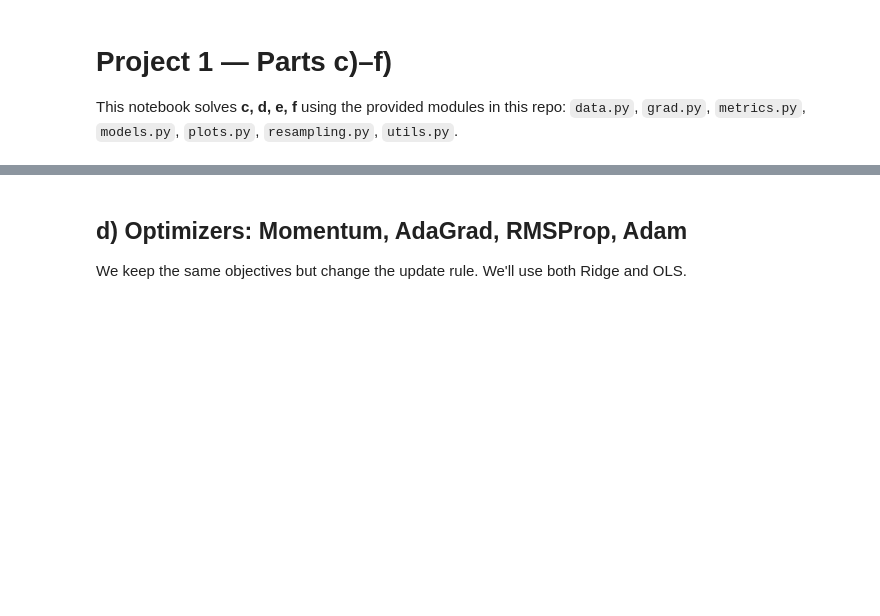
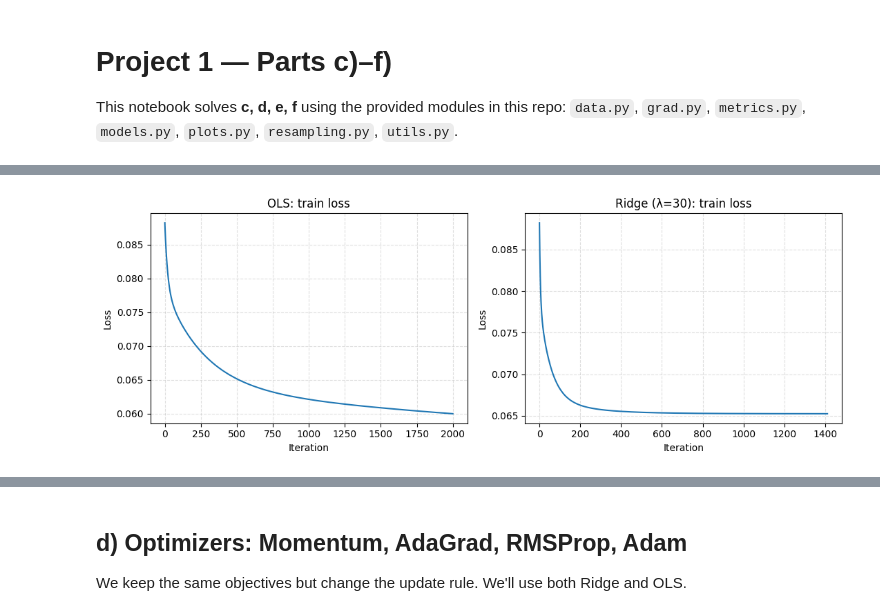
Before and after one commit to beateovl/FYS-STK4155, a Jupyter notebook: Project-1/Notebooks/Part_c_d_e_f_GD.ipynb, the cells around one changed output, grey strips where cells are left out. Saved outputs shown, nothing was run; the diff lists cells and outputs as text; code cells hidden in the pictures; blank space fills up the shorter version.

```diff
--- a/Project-1/Notebooks/Part_c_d_e_f_GD.ipynb
+++ b/Project-1/Notebooks/Part_c_d_e_f_GD.ipynb
@@ -36,9 +36,10 @@ LAM_GRID_RIDGE = np.logspace(-6, 1, 40)  # wider range for ridge
 LAM_GRID_LASSO = np.logspace(-6, 0, 60)  # less range for LASSO
 
 # Optimizer settings
-ETA_FULL   = 5e-3     # full-batch GD steps
-ITERS_FULL = 5000     # full-batch GD iterations
-LAM_RIDGE  = 0.0203   # Taken from ridge experiments (02_Ridge_lambda.ipynb) best lambda for degree 15
+ETA_FULL_OLS = 4e-3
+ETA_FULL_RIDGE = 1.6e-3     # full-batch GD steps
+ITERS_FULL = 2000     # full-batch GD iterations
+LAM_RIDGE  = 30   # Since we standardize, can use larger lambda and be more different from OLS
 BETA = 0.3    # momentum parameter
 B1 = 0.9    # Adam parameter
 B2 = 0.999  # Adam parameter
@@ -65,0 +67,73 @@ We first use the plain gradient descent method.
+# %%
+from Code.grad import grad_ols, grad_ridge, loss_ols, loss_ridge, alpha_from_lambda
+
+# Gradient descent with tracing
+def gd_with_trace(X, y_c, theta0, eta, iters=ITERS_FULL, lam=None, n_factor=True):
+    """Same updates as your gd(), but returns (theta, losses_per_iter)."""
+    theta = np.asarray(theta0, float).copy()
+    losses = np.empty(iters + 1, dtype=float)
+    losses[0] = loss_ols(X, y_c, theta) if lam is None else loss_ridge(X, y_c, theta, lam, n_factor)
+    for t in range(iters):
+        if lam is None:
+            g = grad_ols(X, y_c, theta)
+        else:
+            g = grad_ridge(X, y_c, theta, lam, n_factor=n_factor)
+        theta -= eta * g
+        losses[t+1] = loss_ols(X, y_c, theta) if lam is None else loss_ridge(X, y_c, theta, lam, n_factor)
+        if abs(losses[t+1] - losses[t]) <= 1e-8 * max(1.0, losses[t]):
+            losses = losses[:t+2]
+            break
+    return theta, losses
+
+# --- simple stability/speed-based eta picker that uses gd_with_trace ---
+def is_stable(losses, tol=1e-9):
+    if np.any(~np.isfinite(losses)):
+        return False
+    # allow very slight increases due to fp noise; otherwise require non-increasing
+    return np.all(np.diff(losses) <= tol)
+
+# Pick eta from a grid based on stability and speed (fewest iters to within 1% of final loss)
+def pick_eta_gd(Xtr, ytr_c, lam=None, n_factor=True, iters=ITERS_FULL, theta0=None, eta_grid=None):
+    if eta_grid is None:
+        raise ValueError("Provide eta_grid, e.g. [1e-3, 2e-3, 4e-3, 8e-3]")
+    theta0 = np.zeros(Xtr.shape[1]) if theta0 is None else np.asarray(theta0, float).ravel()
+    best_eta, best_speed = None, np.inf
+    for eta in eta_grid:
+        _, losses = gd_with_trace(Xtr, ytr_c, theta0, eta, iters, lam=lam, n_factor=n_factor)
+        if not is_stable(losses):
+            continue
+        final = losses[-1]
+        # first iter where within 1% of final loss
+        within = np.where(losses <= 1.01 * final)[0]
+        if within.size == 0:
+            continue
+        k = int(within[0])
+        if k < best_speed:
+            best_speed = k
+            best_eta = eta
+    return best_eta
+
+eta_grid = [ETA_FULL/4, ETA_FULL/2, ETA_FULL, 2*ETA_FULL, 4*ETA_FULL]
+theta0 = np.zeros(X_tr_s.shape[1])
+
+eta_gd_ols   = pick_eta_gd(X_tr_s, y_tr_c, lam=None, iters=ITERS_FULL, theta0=theta0, eta_grid=eta_grid)
+eta_gd_ridge = pick_eta_gd(X_tr_s, y_tr_c, lam=LAM_RIDGE, n_factor=True, iters=ITERS_FULL, theta0=theta0, eta_grid=eta_grid)
+
+
+print("Chosen η (GD) — OLS:", eta_gd_ols)
+print("Chosen η (GD) — Ridge:", eta_gd_ridge)
+
+import matplotlib.pyplot as plt
+
+fig, axes = plt.subplots(1, 2, figsize=(11,4))
+
+# OLS
+_, losses = gd_with_trace(X_tr_s, y_tr_c, theta0, eta_gd_ols, ITERS_FULL, lam=None)
+axes[0].plot(losses); axes[0].set_title("OLS: train loss"); axes[0].set_xlabel("Iteration"); axes[0].set_ylabel("Loss"); axes[0].grid(True, ls='--', alpha=0.4)
+
+# Ridge
+_, losses = gd_with_trace(X_tr_s, y_tr_c, theta0, eta_gd_ridge, ITERS_FULL, lam=LAM_RIDGE, n_factor=True)
+axes[1].plot(losses); axes[1].set_title(f"Ridge (λ={LAM_RIDGE:g}): train loss"); axes[1].set_xlabel("Iteration"); axes[1].set_ylabel("Loss"); axes[1].grid(True, ls='--', alpha=0.4)
+
+fig.tight_layout(); plt.show()
+# %% [output]
@@ -66,3 +142,4 @@ We first use the plain gradient descent method.
+[figure, added]
 # %%
 from Code.metrics import mse, r2
 from Code.models import predict_centered
```
Also changed, not shown: parts of 9 cells of this notebook.
